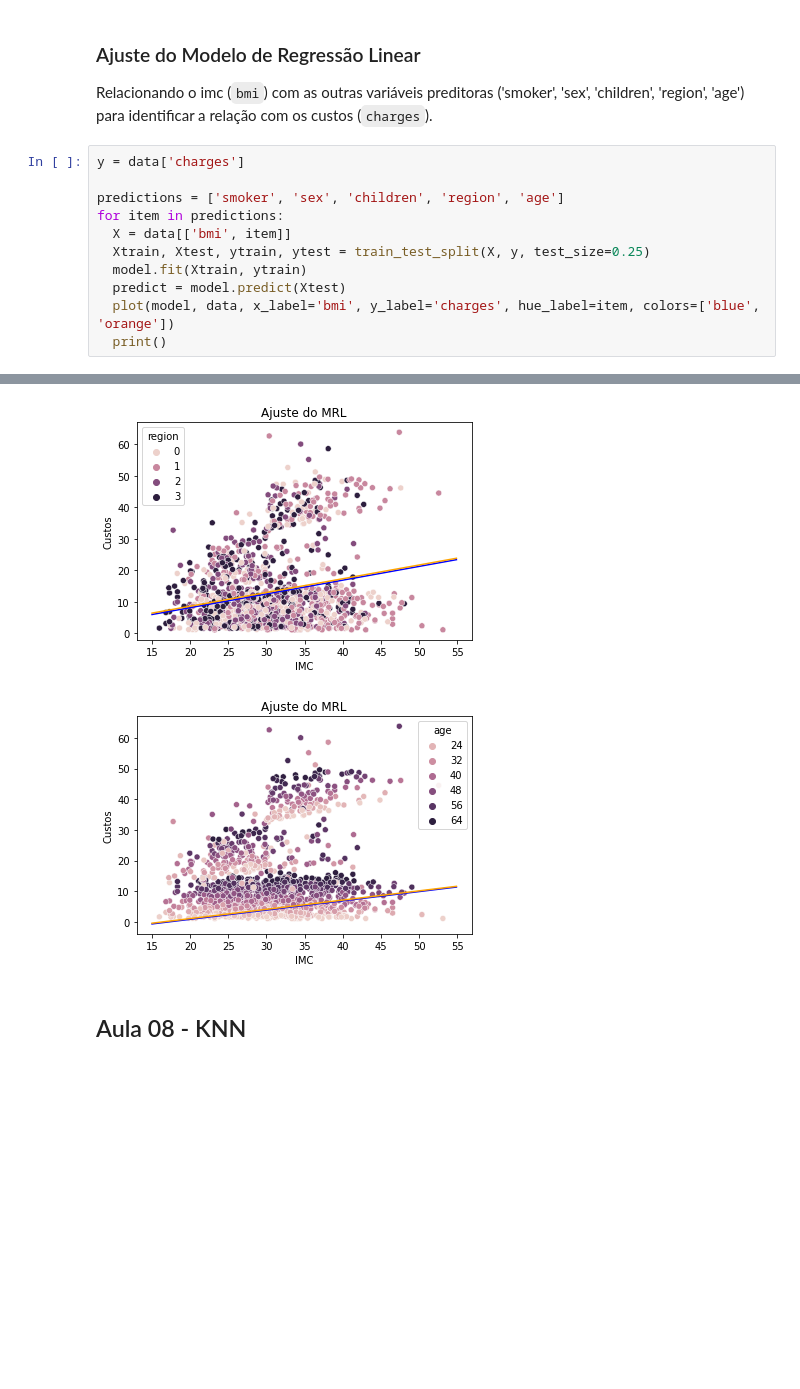
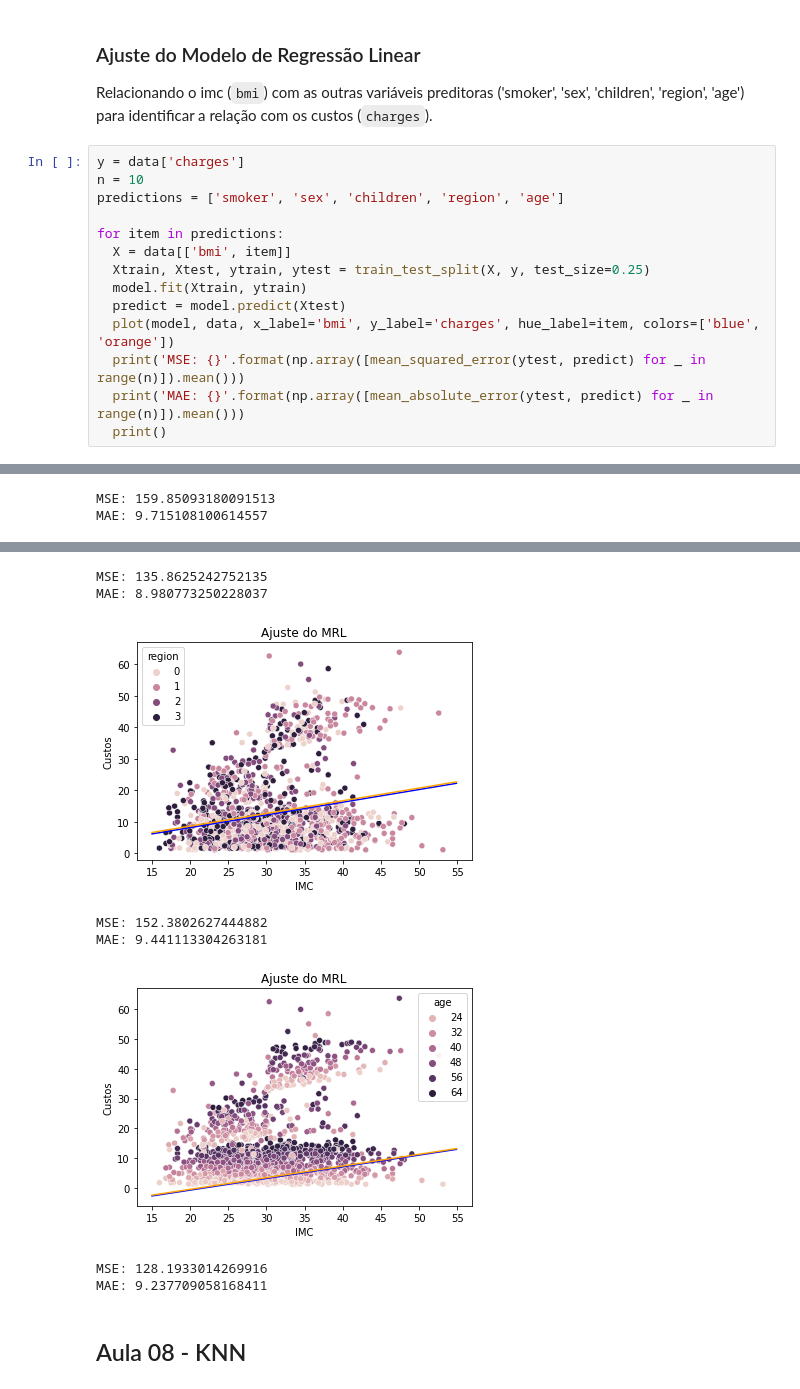
Before and after one commit to massilva/dominando-data-science, a Jupyter notebook: aula07.ipynb, the cells around one changed output, grey strips where cells are left out. Cells and saved outputs as stored; diff of their text form; blank space fills up the shorter version.

```diff
--- a/aula07.ipynb
+++ b/aula07.ipynb
@@ -190,13 +190,16 @@ MAE médio em #10 vezes: 5.355069161047092
 Relacionando o imc (`bmi`) com as outras variáveis preditoras ('smoker', 'sex', 'children', 'region', 'age') para identificar a relação com os custos (`charges`).
 # %%
 y = data['charges']
+n = 10
+predictions = ['smoker', 'sex', 'children', 'region', 'age']
 
-predictions = ['smoker', 'sex', 'children', 'region', 'age']
 for item in predictions:
   X = data[['bmi', item]]
   Xtrain, Xtest, ytrain, ytest = train_test_split(X, y, test_size=0.25)
   model.fit(Xtrain, ytrain)
   predict = model.predict(Xtest)
   plot(model, data, x_label='bmi', y_label='charges', hue_label=item, colors=['blue', 'orange'])
+  print('MSE: {}'.format(np.array([mean_squared_error(ytest, predict) for _ in range(n)]).mean()))
+  print('MAE: {}'.format(np.array([mean_absolute_error(ytest, predict) for _ in range(n)]).mean()))
   print()
 # %% [output]
@@ -204 +209,3 @@ for item in predictions:
 [figure]
+MSE: 159.85093180091513
+MAE: 9.715108100614557
@@ -206,4 +213,10 @@ for item in predictions:
+MSE: 135.8625242752135
+MAE: 8.980773250228037
-[figure, old version]
+[figure, new version]
+MSE: 152.3802627444882
+MAE: 9.441113304263181
-[figure, old version]
+[figure, new version]
+MSE: 128.1933014269916
+MAE: 9.237709058168411
 # %% [markdown]
 ## Aula 08 - KNN
```
Also changed, not shown: parts of 7 cells of this notebook.
